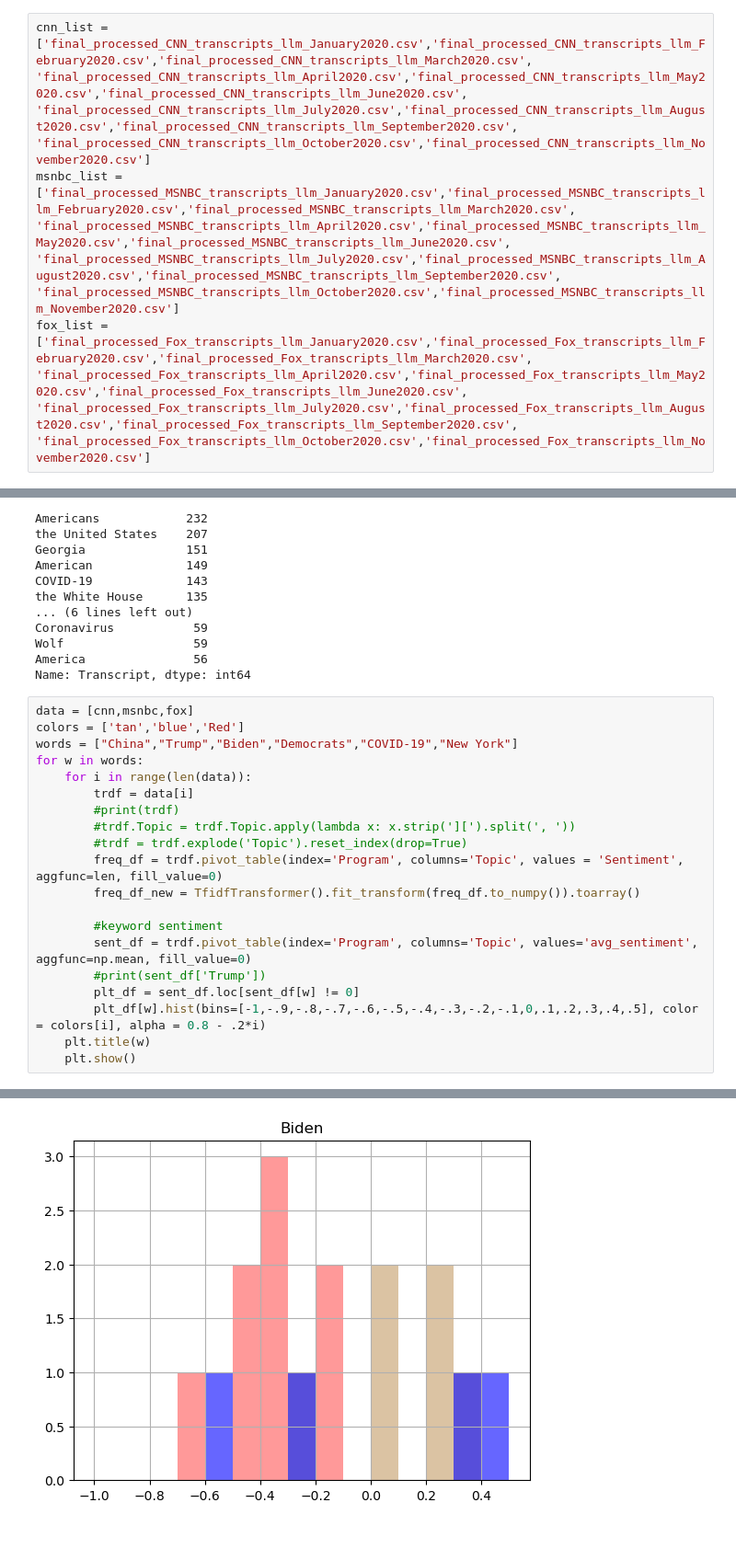
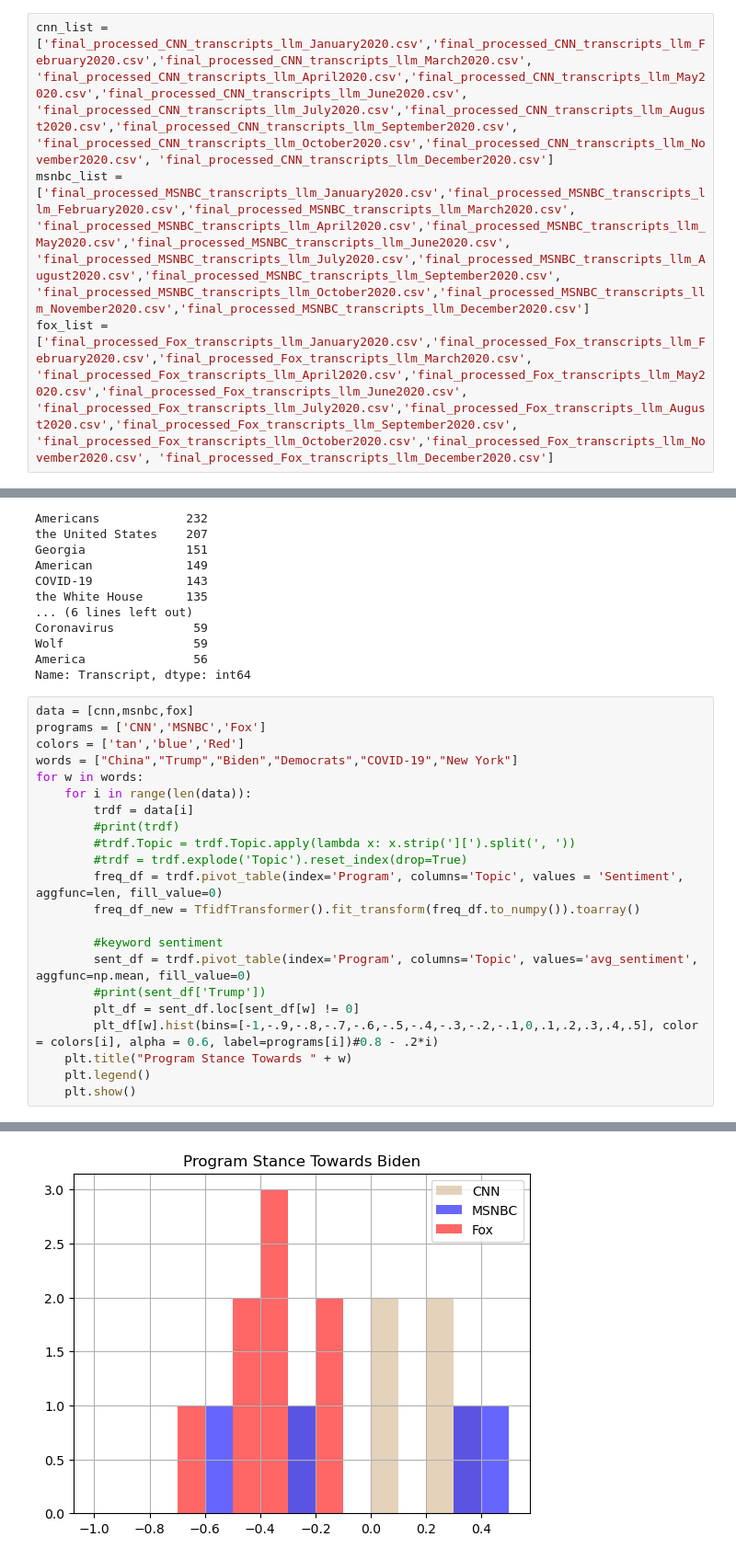
Before and after one commit to thesethb/MA491, a Jupyter notebook: Post-AY23/post_trans_analysis_cleaned.ipynb, the cells around one changed output, grey strips where cells are left out. Shown: that part at 92% size. Cells and saved outputs as stored; diff of their text form.

```diff
--- a/Post-AY23/post_trans_analysis_cleaned.ipynb
+++ b/Post-AY23/post_trans_analysis_cleaned.ipynb
@@ -106,15 +106,15 @@ from sklearn.cluster import AgglomerativeClustering
 cnn_list = ['final_processed_CNN_transcripts_llm_January2020.csv','final_processed_CNN_transcripts_llm_February2020.csv','final_processed_CNN_transcripts_llm_March2020.csv',
 'final_processed_CNN_transcripts_llm_April2020.csv','final_processed_CNN_transcripts_llm_May2020.csv','final_processed_CNN_transcripts_llm_June2020.csv',
 'final_processed_CNN_transcripts_llm_July2020.csv','final_processed_CNN_transcripts_llm_August2020.csv','final_processed_CNN_transcripts_llm_September2020.csv',
-'final_processed_CNN_transcripts_llm_October2020.csv','final_processed_CNN_transcripts_llm_November2020.csv']
+'final_processed_CNN_transcripts_llm_October2020.csv','final_processed_CNN_transcripts_llm_November2020.csv', 'final_processed_CNN_transcripts_llm_December2020.csv']
 msnbc_list = ['final_processed_MSNBC_transcripts_llm_January2020.csv','final_processed_MSNBC_transcripts_llm_February2020.csv','final_processed_MSNBC_transcripts_llm_March2020.csv',
 'final_processed_MSNBC_transcripts_llm_April2020.csv','final_processed_MSNBC_transcripts_llm_May2020.csv','final_processed_MSNBC_transcripts_llm_June2020.csv',
 'final_processed_MSNBC_transcripts_llm_July2020.csv','final_processed_MSNBC_transcripts_llm_August2020.csv','final_processed_MSNBC_transcripts_llm_September2020.csv',
-'final_processed_MSNBC_transcripts_llm_October2020.csv','final_processed_MSNBC_transcripts_llm_November2020.csv']
+'final_processed_MSNBC_transcripts_llm_October2020.csv','final_processed_MSNBC_transcripts_llm_November2020.csv','final_processed_MSNBC_transcripts_llm_December2020.csv']
 fox_list = ['final_processed_Fox_transcripts_llm_January2020.csv','final_processed_Fox_transcripts_llm_February2020.csv','final_processed_Fox_transcripts_llm_March2020.csv',
 'final_processed_Fox_transcripts_llm_April2020.csv','final_processed_Fox_transcripts_llm_May2020.csv','final_processed_Fox_transcripts_llm_June2020.csv',
 'final_processed_Fox_transcripts_llm_July2020.csv','final_processed_Fox_transcripts_llm_August2020.csv','final_processed_Fox_transcripts_llm_September2020.csv',
-'final_processed_Fox_transcripts_llm_October2020.csv','final_processed_Fox_transcripts_llm_November2020.csv']
+'final_processed_Fox_transcripts_llm_October2020.csv','final_processed_Fox_transcripts_llm_November2020.csv', 'final_processed_Fox_transcripts_llm_December2020.csv']
 # %% [markdown]
 ## Exploring Local Differences
 # %%
@@ -172,6 +172,7 @@ America               56
 Name: Transcript, dtype: int64
 # %%
 data = [cnn,msnbc,fox]
+programs = ['CNN','MSNBC','Fox']
 colors = ['tan','blue','Red']
 words = ["China","Trump","Biden","Democrats","COVID-19","New York"]
 for w in words:
@@ -187,7 +188,8 @@ for w in words:
         sent_df = trdf.pivot_table(index='Program', columns='Topic', values='avg_sentiment', aggfunc=np.mean, fill_value=0)
         #print(sent_df['Trump'])
         plt_df = sent_df.loc[sent_df[w] != 0]
-        plt_df[w].hist(bins=[-1,-.9,-.8,-.7,-.6,-.5,-.4,-.3,-.2,-.1,0,.1,.2,.3,.4,.5], color = colors[i], alpha = 0.8 - .2*i)
-    plt.title(w)
+        plt_df[w].hist(bins=[-1,-.9,-.8,-.7,-.6,-.5,-.4,-.3,-.2,-.1,0,.1,.2,.3,.4,.5], color = colors[i], alpha = 0.6, label=programs[i])#0.8 - .2*i)
+    plt.title("Program Stance Towards " + w)
+    plt.legend()
     plt.show()
 # %% [output]
@@ -196 +198 @@ for w in words:
-[figure, old version]
+[figure, new version]
```
Also changed, not shown: parts of 10 cells of this notebook, 40 other files.
